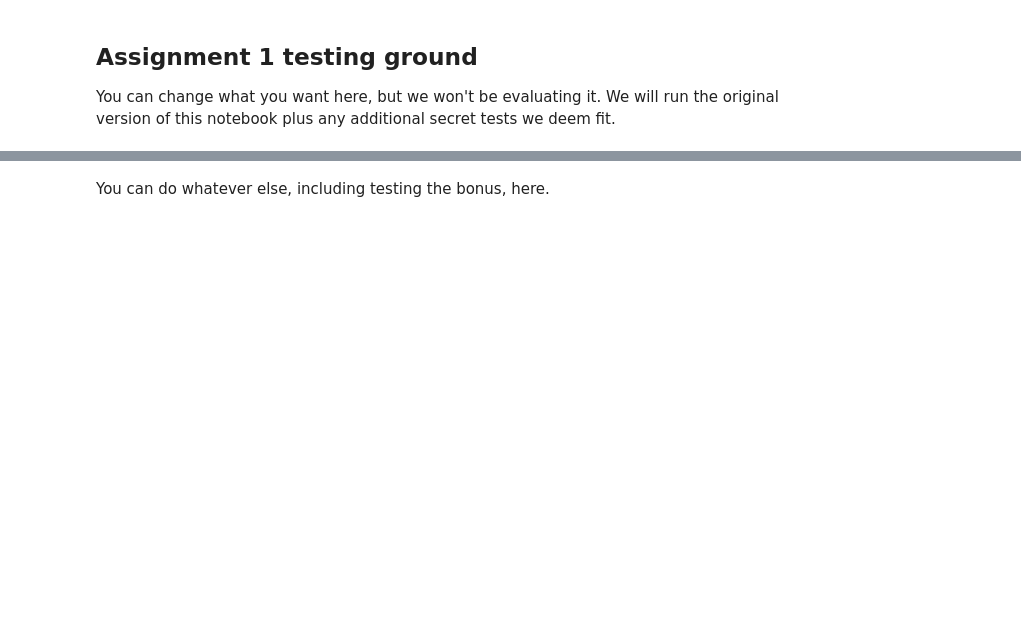
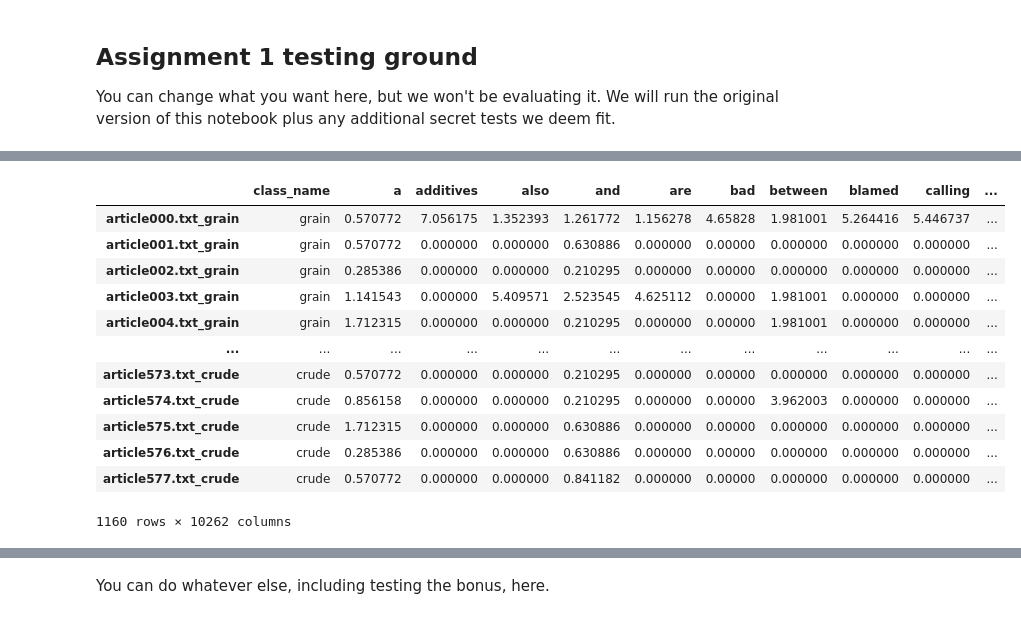
Before and after one commit to datatjej/lt2212-v20-a1, a Jupyter notebook: a1.ipynb, the cells around one changed output, grey strips where cells are left out. Cells and saved outputs as stored; diff of their text form; code cells hidden in the pictures; blank space fills up the shorter version.

```diff
--- a/a1.ipynb
+++ b/a1.ipynb
@@ -32,3 +33,19 @@ plot = a1.part2_vis(df, 5)
 # %%
 df2 = a1.part3_tfidf(df)
+# %%
+df2
+# %% [output]
+|  | class_name | a | additives | also | and | are | bad | between | blamed | calling | ... |
+| article000.txt_grain | grain | 0.570772 | 7.056175 | 1.352393 | 1.261772 | 1.156278 | 4.65828 | 1.981001 | 5.264416 | 5.446737 | ... |
+| article001.txt_grain | grain | 0.570772 | 0.000000 | 0.000000 | 0.630886 | 0.000000 | 0.00000 | 0.000000 | 0.000000 | 0.000000 | ... |
+| article002.txt_grain | grain | 0.285386 | 0.000000 | 0.000000 | 0.210295 | 0.000000 | 0.00000 | 0.000000 | 0.000000 | 0.000000 | ... |
+| article003.txt_grain | grain | 1.141543 | 0.000000 | 5.409571 | 2.523545 | 4.625112 | 0.00000 | 1.981001 | 0.000000 | 0.000000 | ... |
+| article004.txt_grain | grain | 1.712315 | 0.000000 | 0.000000 | 0.210295 | 0.000000 | 0.00000 | 1.981001 | 0.000000 | 0.000000 | ... |
+| ... | ... | ... | ... | ... | ... | ... | ... | ... | ... | ... | ... |
+| article573.txt_crude | crude | 0.570772 | 0.000000 | 0.000000 | 0.210295 | 0.000000 | 0.00000 | 0.000000 | 0.000000 | 0.000000 | ... |
+| article574.txt_crude | crude | 0.856158 | 0.000000 | 0.000000 | 0.210295 | 0.000000 | 0.00000 | 3.962003 | 0.000000 | 0.000000 | ... |
+| article575.txt_crude | crude | 1.712315 | 0.000000 | 0.000000 | 0.630886 | 0.000000 | 0.00000 | 0.000000 | 0.000000 | 0.000000 | ... |
+| article576.txt_crude | crude | 0.285386 | 0.000000 | 0.000000 | 0.630886 | 0.000000 | 0.00000 | 0.000000 | 0.000000 | 0.000000 | ... |
+| article577.txt_crude | crude | 0.570772 | 0.000000 | 0.000000 | 0.841182 | 0.000000 | 0.00000 | 0.000000 | 0.000000 | 0.000000 | ... |
+1160 rows × 10262 columns
 # %%
```
Also changed, not shown: parts of 5 cells of this notebook, 2 other files.
